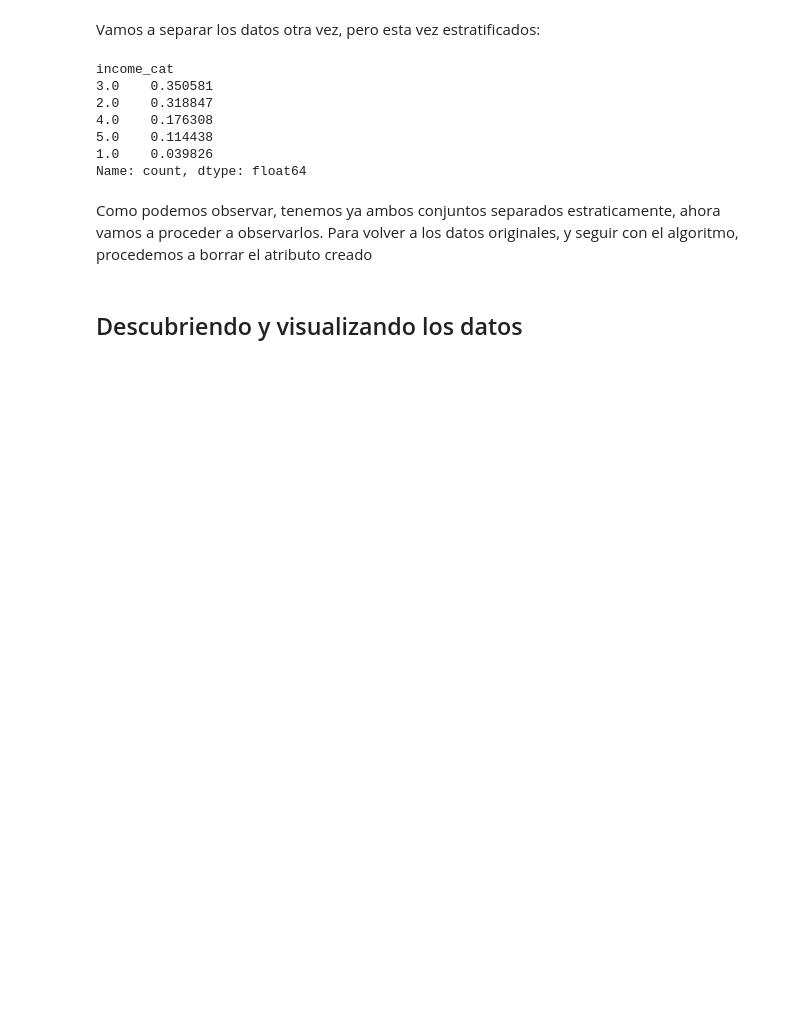
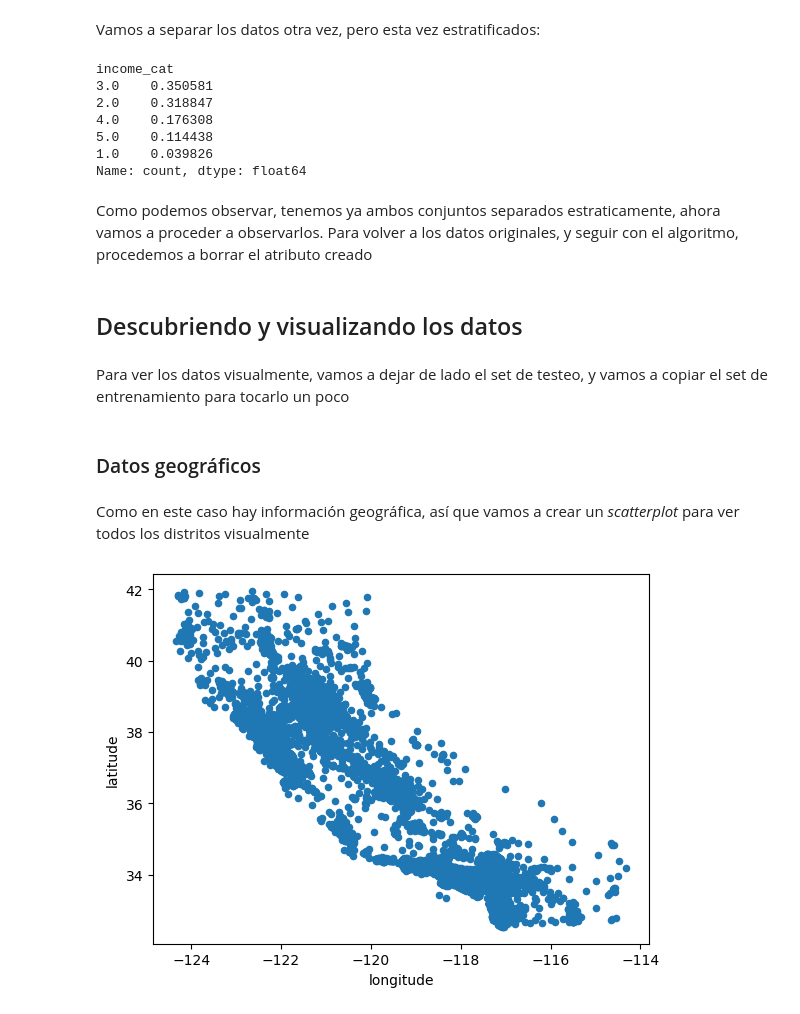
Before and after one commit to 100475206/housing_predictions, a Jupyter notebook: Housing_pred.ipynb, the cells around one changed output. Saved outputs shown, nothing was run; the diff lists cells and outputs as text; code cells hidden in the pictures; blank space fills up the shorter version.

```diff
--- a/Housing_pred.ipynb
+++ b/Housing_pred.ipynb
@@ -180,3 +180,16 @@ for set in (strat_train_set, strat_test_set):
     set.drop(["income_cat"], axis=1, inplace=True)
 # %% [markdown]
 ## Descubriendo y visualizando los datos
+# %% [markdown]
+Para ver los datos visualmente, vamos a dejar de lado el set de testeo, y vamos a copiar el set de entrenamiento para tocarlo un poco
+# %%
+housing = strat_train_set.copy()
+# %% [markdown]
+### Datos geográficos
+# %% [markdown]
+Como en este caso hay información geográfica, así que vamos a crear un *scatterplot* para ver todos los distritos visualmente
+# %%
+housing.plot(kind="scatter", x="longitude", y="latitude")
+plt.show()
+# %% [output]
+[figure, added]
```
Also changed, not shown: parts of 46 cells of this notebook.
